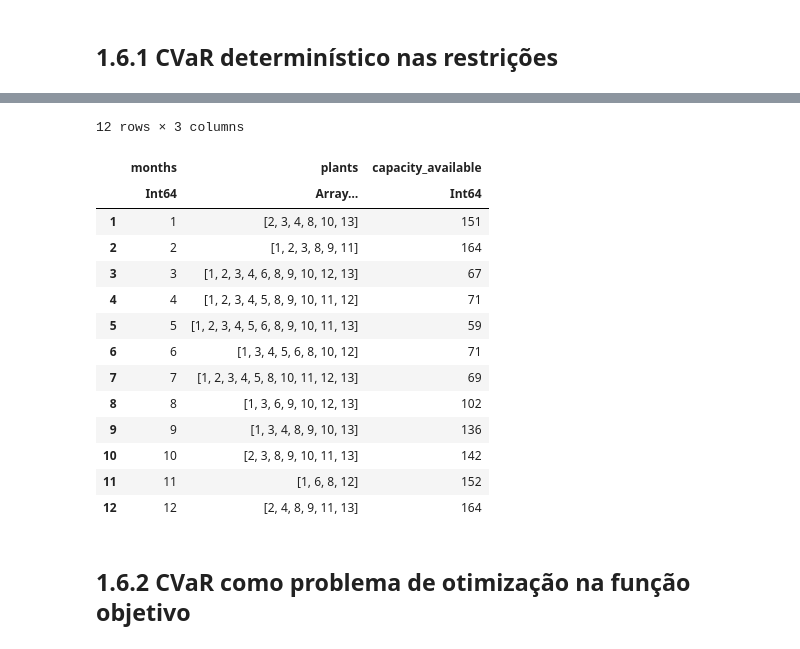
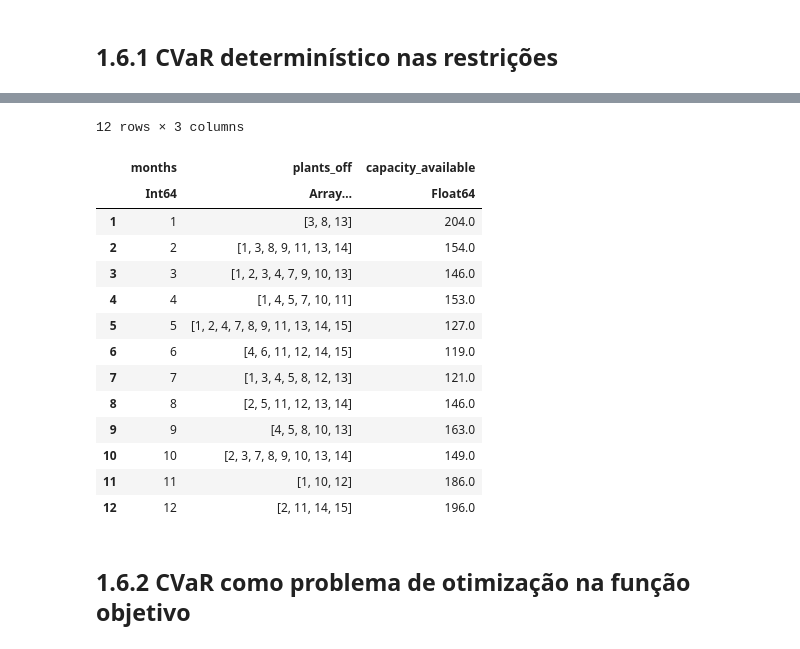
Before and after one commit to lucasresck/PSR-internship, a Jupyter notebook: Notebooks/Exercises/Tarefas.ipynb, the cells around one changed output, grey strips where cells are left out. Saved outputs shown, nothing was run; the diff lists cells and outputs as text; code cells hidden in the pictures.

```diff
--- a/Notebooks/Exercises/Tarefas.ipynb
+++ b/Notebooks/Exercises/Tarefas.ipynb
@@ -27,3 +58,22 @@ end;
+# %%
+#Valores padrão
+G = [10, 5, 20, 18, 23, 32, 7, 12, 10, 20, 17, 32, 12, 13, 17]
+d = [238, 220, 187, 175, 135, 127, 144, 165, 193, 205, 213, 233]
+R = [33, 46, 32, 27, 10, 8, 20, 21, 37, 41, 27, 27]
+θ = 0.2
+Ns = 10
+K = Int.(ones(length(G)))
+cg = Int.(ones(length(G)))
+
+d_array = [[Int(round(d * 0.7)) for d in d]]
+for scenario in 2:Ns
+    push!(d_array, [Int(round(d * (0.4 + 0.6 * rand()))) for d in d])
+end
+ds = hcat(d_array...)
+dsR = similar(ds)
+for scenario in 1:Ns
+    dsR[:, scenario] = ds[:, scenario] - R
+end;
 # %% [markdown]
 ## 1.1 Heurística de solução para o problema de manutenção
 # %% [markdown]
@@ -589,3 +617,11 @@ nmonths6_1 = length(d6_1_m);
+# %%
+G6_1 = G
+θ6_1 = θ
+Ns6_1 = 10
+d6_1 = dsR
+nCVaR6_1 = Int(floor(θ6_1 * Ns6_1))
+nplants6_1 = length(G6_1)
+nmonths6_1 = size(d6_1)[1];
 # %%
 CVaR_d6_1 = zeros(nmonths6_1)
 for month in 1:nmonths6_1
@@ -648,19 +684,19 @@ getobjectivevalue(m6_1) = 15.000000000000004
 # %%
-dados6_1, plot6_1 = dados_e_plot(G6_1, schedule_matrix6_1, d6_1, "1.6.1 CVaR determinístico nas restrições", nplants6_1, nmonths6_1, CVaR = CVaR_d6_1)
+dados6_1, plot1_6_1, plot2_6_1 = dados_e_plot(G6_1, schedule_matrix6_1, d6_1, "1.6.1 CVaR determinístico nas restrições", CVaR = CVaR_d6_1)
 dados6_1
 # %% [output]
 12 rows × 3 columns
-|  | months | plants | capacity_available |
-|  | Int64 | Array… | Int64 |
-| 1 | 1 | [2, 3, 4, 8, 10, 13] | 151 |
-| 2 | 2 | [1, 2, 3, 8, 9, 11] | 164 |
-| 3 | 3 | [1, 2, 3, 4, 6, 8, 9, 10, 12, 13] | 67 |
-| 4 | 4 | [1, 2, 3, 4, 5, 8, 9, 10, 11, 12] | 71 |
-| 5 | 5 | [1, 2, 3, 4, 5, 6, 8, 9, 10, 11, 13] | 59 |
-| 6 | 6 | [1, 3, 4, 5, 6, 8, 10, 12] | 71 |
-| 7 | 7 | [1, 2, 3, 4, 5, 8, 10, 11, 12, 13] | 69 |
-| 8 | 8 | [1, 3, 6, 9, 10, 12, 13] | 102 |
-| 9 | 9 | [1, 3, 4, 8, 9, 10, 13] | 136 |
-| 10 | 10 | [2, 3, 8, 9, 10, 11, 13] | 142 |
-| 11 | 11 | [1, 6, 8, 12] | 152 |
-| 12 | 12 | [2, 4, 8, 9, 11, 13] | 164 |
+|  | months | plants_off | capacity_available |
+|  | Int64 | Array… | Float64 |
+| 1 | 1 | [3, 8, 13] | 204.0 |
+| 2 | 2 | [1, 3, 8, 9, 11, 13, 14] | 154.0 |
+| 3 | 3 | [1, 2, 3, 4, 7, 9, 10, 13] | 146.0 |
+| 4 | 4 | [1, 4, 5, 7, 10, 11] | 153.0 |
+| 5 | 5 | [1, 2, 4, 7, 8, 9, 11, 13, 14, 15] | 127.0 |
+| 6 | 6 | [4, 6, 11, 12, 14, 15] | 119.0 |
+| 7 | 7 | [1, 3, 4, 5, 8, 12, 13] | 121.0 |
+| 8 | 8 | [2, 5, 11, 12, 13, 14] | 146.0 |
+| 9 | 9 | [4, 5, 8, 10, 13] | 163.0 |
+| 10 | 10 | [2, 3, 7, 8, 9, 10, 13, 14] | 149.0 |
+| 11 | 11 | [1, 10, 12] | 186.0 |
+| 12 | 12 | [2, 11, 14, 15] | 196.0 |
```
Also changed, not shown: parts of 108 cells of this notebook.
